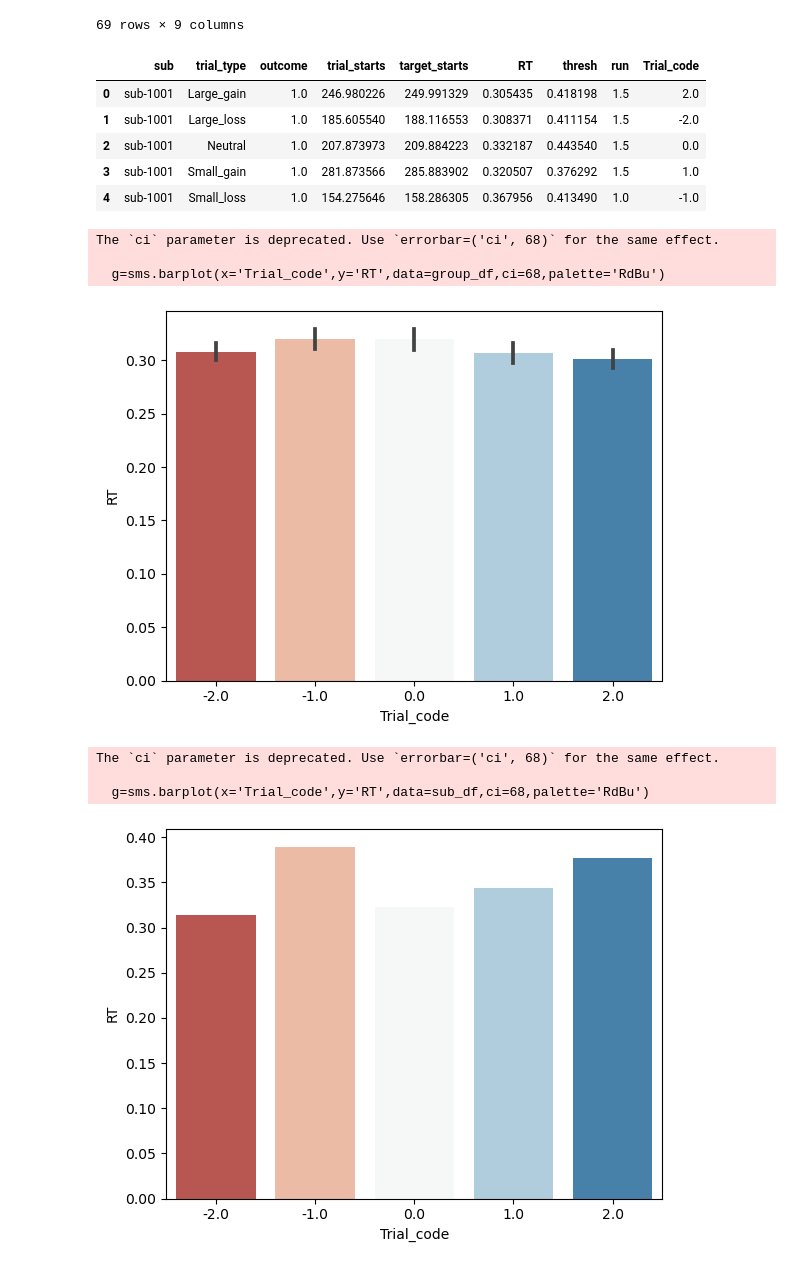
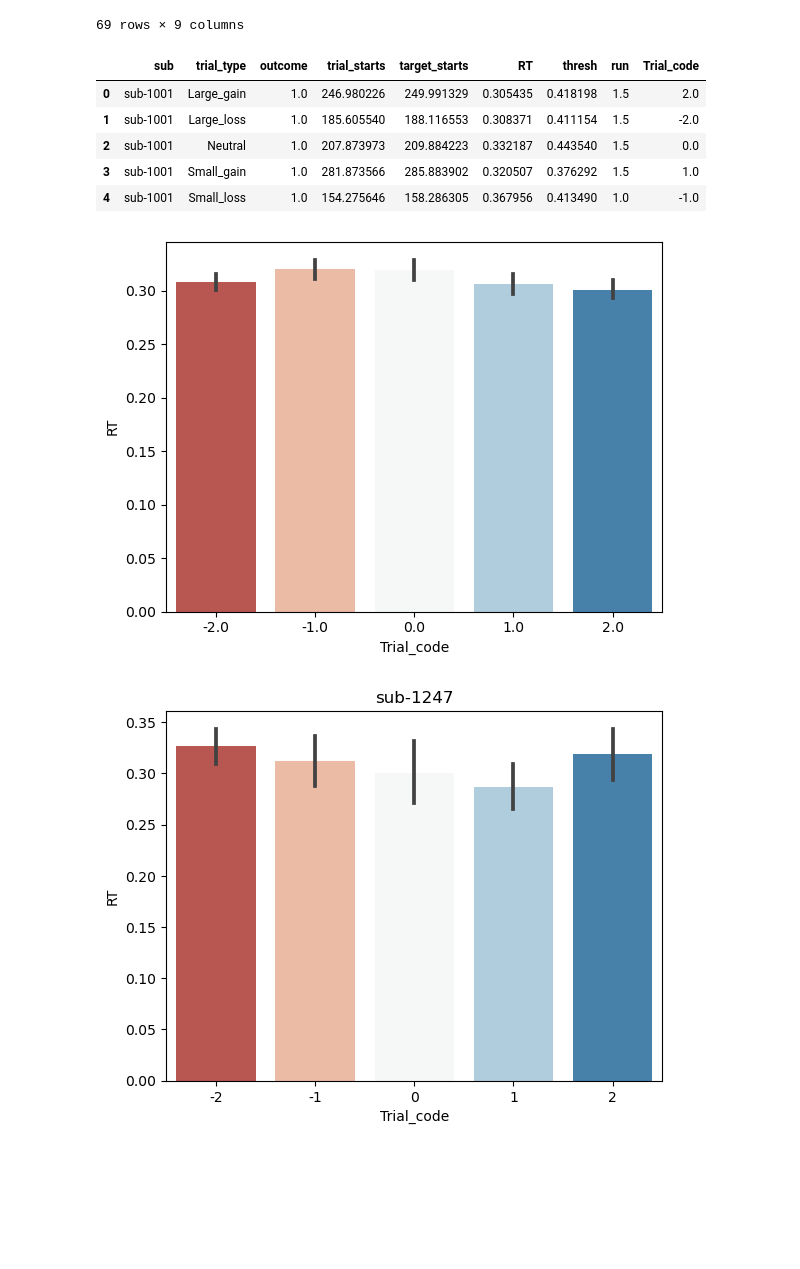
Before and after one commit to DVS-Lab/istart-mid-clean, a Jupyter notebook: code/Behave_update.ipynb, the cells around one changed output. Cells and saved outputs as stored; diff of their text form; code cells hidden in the pictures; blank space fills up the shorter version.

Commit message:
add VBeta plots for indiv subs

```diff
--- a/code/Behave_update.ipynb
+++ b/code/Behave_update.ipynb
@@ -196,7 +196,7 @@ group_df=df.groupby(by=['sub','trial_type']).median()
 group_df=group_df.reset_index()
 display(group_df.head())
 #display(group_df)
-g=sms.barplot(x='Trial_code',y='RT',data=group_df,ci=68,palette='RdBu')
+g=sms.barplot(x='Trial_code',y='RT',data=group_df,errorbar=('ci',68),palette='RdBu')
 #plt.savefig('figures/RT_BAR.svg')
 plt.show()
 # %% [output]
@@ -206,22 +206,22 @@ plt.show()
 | 2 | sub-1001 | Neutral | 1.0 | 207.873973 | 209.884223 | 0.332187 | 0.443540 | 1.5 | 0.0 |
 | 3 | sub-1001 | Small_gain | 1.0 | 281.873566 | 285.883902 | 0.320507 | 0.376292 | 1.5 | 1.0 |
 | 4 | sub-1001 | Small_loss | 1.0 | 154.275646 | 158.286305 | 0.367956 | 0.413490 | 1.0 | -1.0 |
-The `ci` parameter is deprecated. Use `errorbar=('ci', 68)` for the same effect.
-
-  g=sms.barplot(x='Trial_code',y='RT',data=group_df,ci=68,palette='RdBu')
 [figure]
-# %%
-# Plot avg. RT for individual subs
-sub_df = group_df[(group_df['sub']=='sub-1003')]
-
-g=sms.barplot(x='Trial_code',y='RT',data=sub_df,ci=68,palette='RdBu')
-#plt.savefig('figures/RT_BAR.svg')
-plt.show()
-# %% [output]
-The `ci` parameter is deprecated. Use `errorbar=('ci', 68)` for the same effect.
-
-  g=sms.barplot(x='Trial_code',y='RT',data=sub_df,ci=68,palette='RdBu')
-[figure, removed]
+# %%
+# Plot avg. RT for individual subs
+# sub-1016, 1247, 1249 all low VBeta
+# sub-3206 great high VBeta
+sub_df = df[df['sub']=='sub-1247']
+
+g=sms.barplot(x='Trial_code',y='RT',errorbar=('ci',68),data=sub_df,palette='RdBu')
+#g.set_title(str(sub_df['sub']))
+sub_df
+title=sub_df['sub'].iloc[1]
+g.set_title(str(title))
+##plt.savefig('figures/RT_BAR.svg')
+plt.show()
+# %% [output]
+[figure, added]
 # %%
 # Is mean RT different for LG>N?
 from scipy.stats import ttest_rel
```
Also changed, not shown: parts of 6 cells of this notebook.
